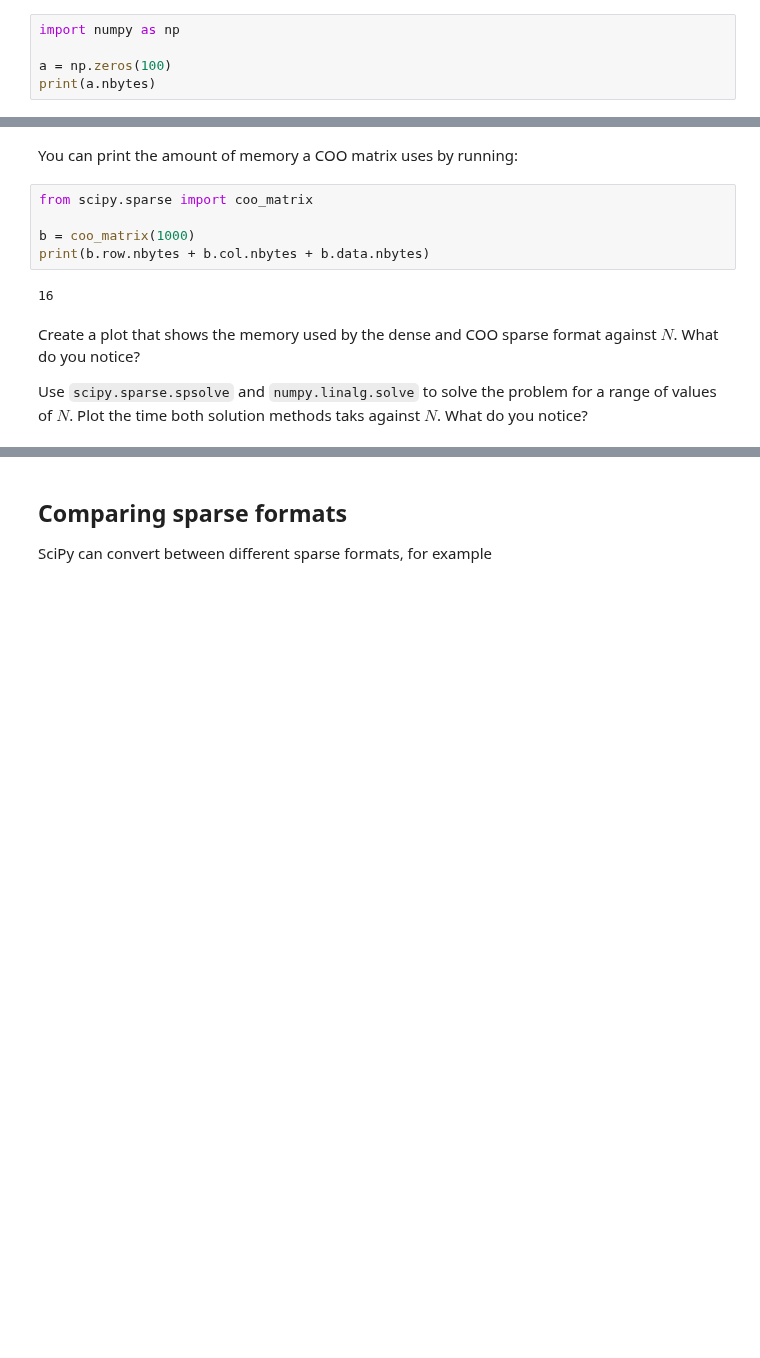
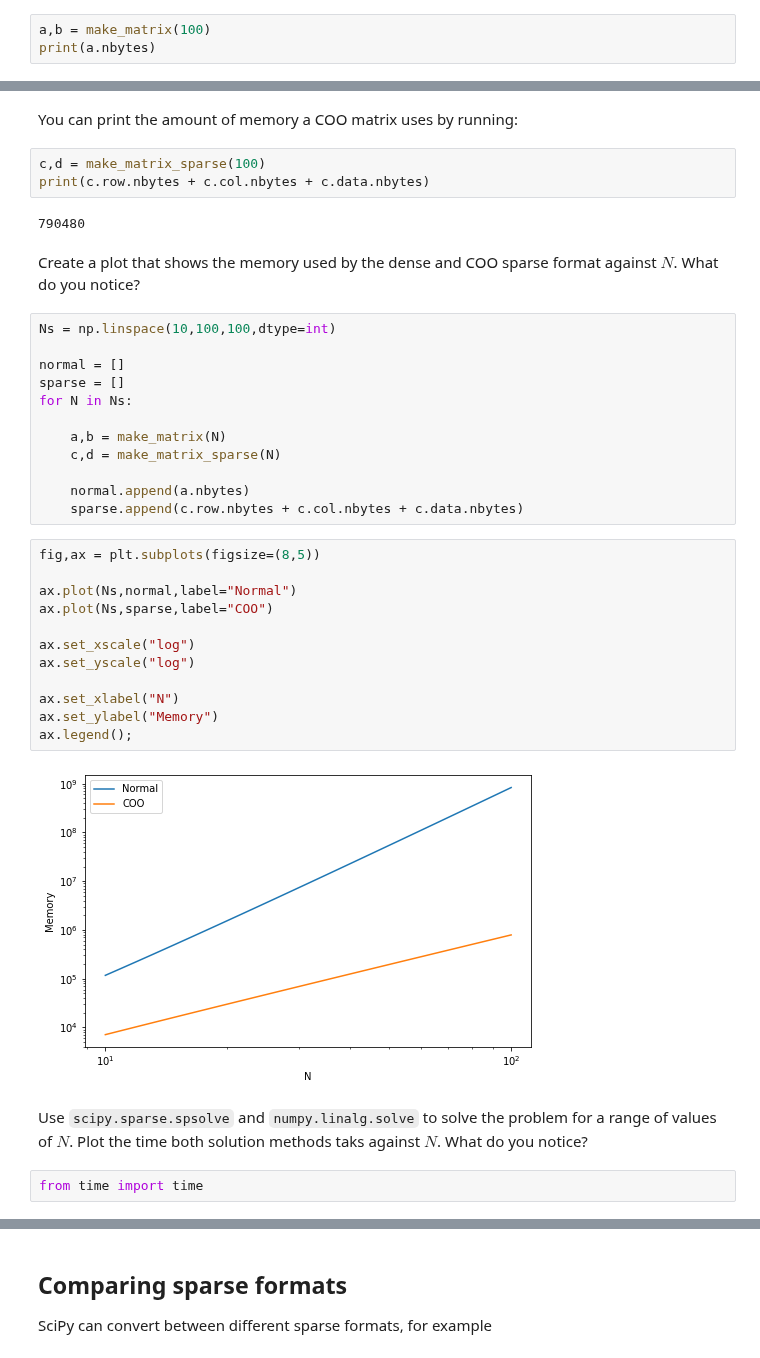
Before and after one commit to jhenderson0/HPC, a Jupyter notebook: Lesson 4/Lesson_4.ipynb, the cells around one changed output, grey strips where cells are left out. Saved outputs shown, nothing was run; the diff lists cells and outputs as text; blank space fills up the shorter version.

```diff
--- a/Lesson 4/Lesson_4.ipynb
+++ b/Lesson 4/Lesson_4.ipynb
@@ -14,6 +47,4 @@ You can print the amount of memory a dense matrix uses by running:
 # %%
-import numpy as np
-
-a = np.zeros(100)
+a,b = make_matrix(100)
 print(a.nbytes)
 # %% [output]
@@ -21,16 +95,42 @@ print(a.nbytes)
 # %% [markdown]
 You can print the amount of memory a COO matrix uses by running:
 # %%
-from scipy.sparse import coo_matrix
-
-b = coo_matrix(1000)
-print(b.row.nbytes + b.col.nbytes + b.data.nbytes)
+c,d = make_matrix_sparse(100)
+print(c.row.nbytes + c.col.nbytes + c.data.nbytes)
 # %% [output]
-16
+790480
 # %% [markdown]
 Create a plot that shows the memory used by the dense and COO sparse format against $N$.
 What do you notice?
-
-Use `scipy.sparse.spsolve` and `numpy.linalg.solve` to solve the problem for a range of values of $N$.
-Plot the time both solution methods taks against $N$.
-What do you notice?
+# %%
+Ns = np.linspace(10,100,100,dtype=int)
+
+normal = []
+sparse = []
+for N in Ns:
+
+    a,b = make_matrix(N)
+    c,d = make_matrix_sparse(N)
+
+    normal.append(a.nbytes)
+    sparse.append(c.row.nbytes + c.col.nbytes + c.data.nbytes)
+# %%
+fig,ax = plt.subplots(figsize=(8,5))
+
+ax.plot(Ns,normal,label="Normal")
+ax.plot(Ns,sparse,label="COO")
+
+ax.set_xscale("log")
+ax.set_yscale("log")
+
+ax.set_xlabel("N")
+ax.set_ylabel("Memory")
+ax.legend();
+# %% [output]
+[figure, added]
+# %% [markdown]
+Use `scipy.sparse.spsolve` and `numpy.linalg.solve` to solve the problem for a range of values of $N$.
+Plot the time both solution methods taks against $N$.
+What do you notice?
+# %%
+from time import time
```
Also changed, not shown: parts of 6 cells of this notebook, 4 other files.
